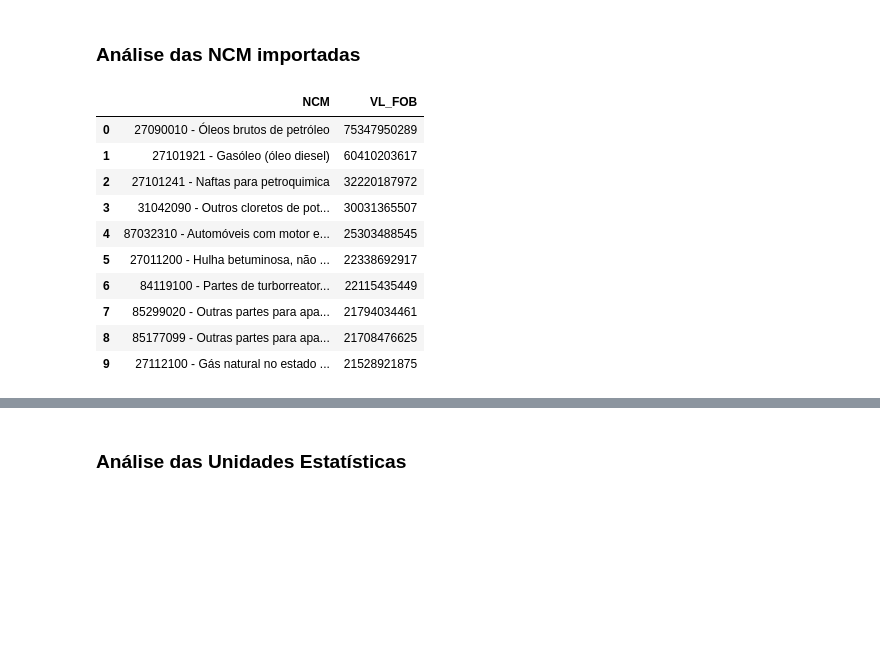
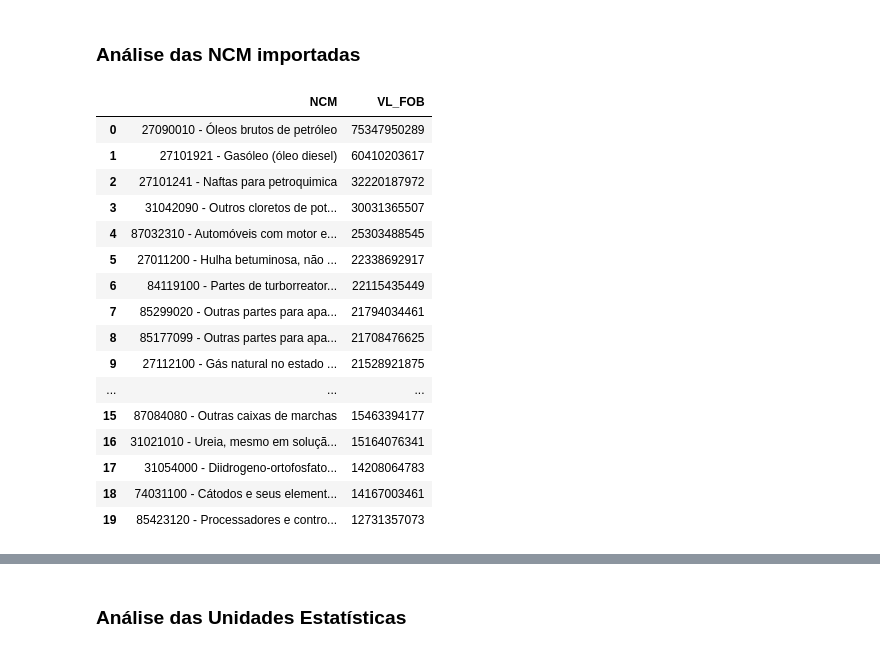
Before and after one commit to Danielpsob/DSWP, a Jupyter notebook: notebooks/analise_dados29-03.ipynb, the cells around one changed output, grey strips where cells are left out. Drawn from its saved outputs; the diff is of its cells as text; code cells hidden in the pictures; blank space fills up the shorter version.

```diff
--- a/notebooks/analise_dados29-03.ipynb
+++ b/notebooks/analise_dados29-03.ipynb
@@ -116,0 +105,6 @@ df_importacao.head()
+# %%
+df = df_importacao.groupby(['CO_NCM']).sum().sort_values(by=['VL_FOB'],ascending=False)
+fob_total = df.VL_FOB.sum()
+df = df.iloc[:20,:][['VL_FOB']]
+df.reset_index(inplace=True)
+df
@@ -116,0 +136,3 @@ df_importacao.head()
+# %%
+df_importacao = df_importacao[df_importacao.CO_NCM.isin(df.CO_NCM)]
+df_importacao.info()
@@ -354,21 +410,28 @@ df_total.head()
 # %% [markdown]
 ### Análise das NCM importadas
 # %%
-# Separando as 10 NCM mais importadas em valor FOB
+# Separando as 20 NCM mais importadas em valor FOB
 
 df = df_total.groupby(['NCM']).sum().sort_values(by=['VL_FOB'],ascending=False)
-df = df.iloc[:10,:][['VL_FOB']]
+fob_total = df.VL_FOB.sum()
+df = df.iloc[:20,:][['VL_FOB']]
 df.reset_index(inplace=True)
 df
 # %% [output]
 |  | NCM | VL_FOB |
 | 0 | 27090010 - Óleos brutos de petróleo | 75347950289 |
 | 1 | 27101921 - Gasóleo (óleo diesel) | 60410203617 |
 | 2 | 27101241 - Naftas para petroquimica | 32220187972 |
 | 3 | 31042090 - Outros cloretos de pot... | 30031365507 |
 | 4 | 87032310 - Automóveis com motor e... | 25303488545 |
 | 5 | 27011200 - Hulha betuminosa, não ... | 22338692917 |
 | 6 | 84119100 - Partes de turborreator... | 22115435449 |
 | 7 | 85299020 - Outras partes para apa... | 21794034461 |
 | 8 | 85177099 - Outras partes para apa... | 21708476625 |
 | 9 | 27112100 - Gás natural no estado ... | 21528921875 |
+| ... | ... | ... |
+| 15 | 87084080 - Outras caixas de marchas | 15463394177 |
+| 16 | 31021010 - Ureia, mesmo em soluçã... | 15164076341 |
+| 17 | 31054000 - Diidrogeno-ortofosfato... | 14208064783 |
+| 18 | 74031100 - Cátodos e seus element... | 14167003461 |
+| 19 | 85423120 - Processadores e contro... | 12731357073 |
```
Also changed, not shown: parts of 24 cells of this notebook.
